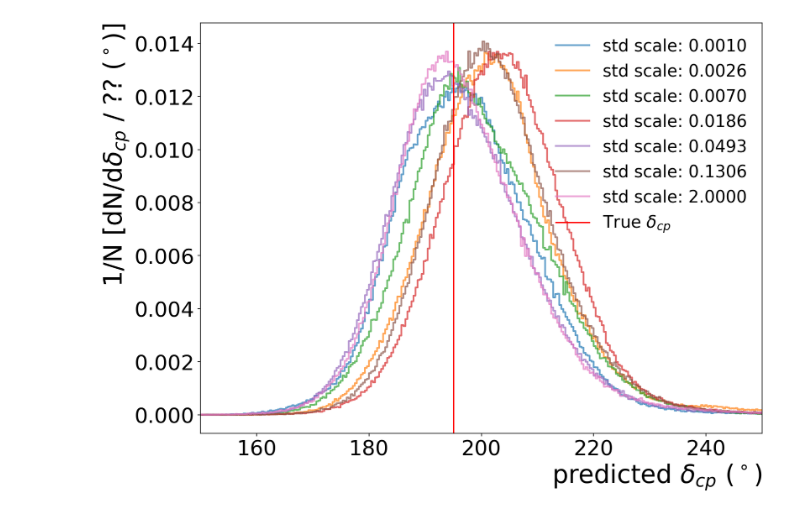
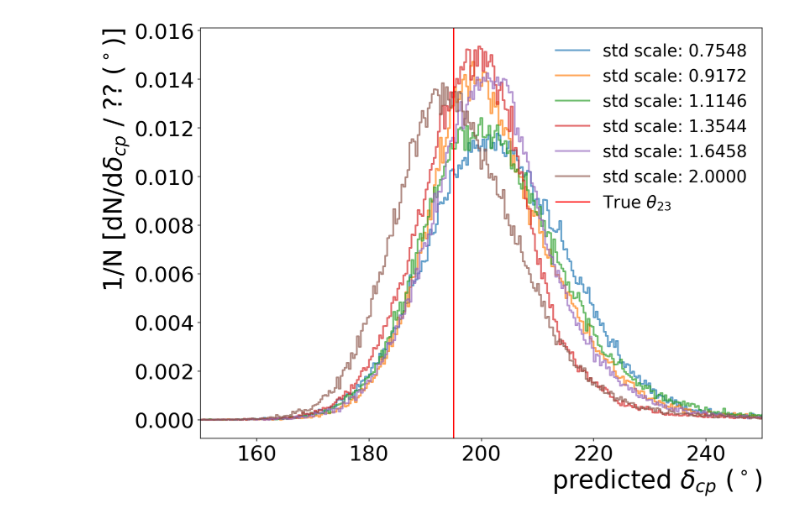
Before and after one commit to davidho27941/ML4NO, a Jupyter notebook: Regression_std_Study/contour_to_5GeV_different_model.ipynb, the cells around one changed output. Saved outputs shown, nothing was run; the diff lists cells and outputs as text; code cells hidden in the pictures.

```diff
--- a/Regression_std_Study/contour_to_5GeV_different_model.ipynb
+++ b/Regression_std_Study/contour_to_5GeV_different_model.ipynb
@@ -78,7 +78,7 @@ experiment = "dune"
 
 model_theta23 = { }
 model_delta = { }
-scale_range = range(0, 40, 1)
+scale_range = range(0, 40, 1)[34:]
 
 for i in scale_range:
     model_theta23.update({"std_scale_"+str(i): 0})
@@ -116,13 +116,13 @@ for i, (std_scale, nth_scale) in enumerate(zip(model_delta, scale_range)):
         logging.info("Please Check Input Files!!!")
         raise ValueError("Please Check Input Files!!!")
 
-if model_theta23["std_scale_0"] != 0 and model_delta["std_scale_0"] != 0:
-    logging.info("\n")
-    model_theta23["std_scale_0"].summary()
-    logging.info("\n")
-    model_delta["std_scale_0"].summary()
-else:
-    pass
+# if model_theta23["std_scale_0"] != 0 and model_delta["std_scale_0"] != 0:
+#     logging.info("\n")
+#     model_theta23["std_scale_0"].summary()
+#     logging.info("\n")
+#     model_delta["std_scale_0"].summary()
+# else:
+#     pass
 
 logging.info("\n")
 logging.info("All Models are loaded!")
@@ -180,6 +165,6 @@ Wall time: 4.4 ms
 # %%
 %%time
-N = 500000#0
+N = 100000#0
 
 
 IO_or_NO = 0 # 0 for IO and 1 for NO
@@ -191,7 +176,7 @@ if IO_or_NO == 0:
 
     data_asimov = data_IO_mid.reshape(1,data_IO_mid.shape[0])
     data_poisson = random.poisson(data_IO_mid, size = (N, len(data_IO_mid)))
-
+    ordering = "Inverse Ordering"
 
 else:
     logging.info("NO")
@@ -199,6 +184,7 @@ else:
 
     data_asimov = data_NO_mid.reshape(1,data_NO_mid.shape[0])
     data_poisson = random.poisson(data_NO_mid, size = (N, len(data_NO_mid)))
+    ordering = "Normal Ordering"
 # %% [output]
 INFO:root:IO
 INFO:root:True point: theta_23 = 49.00 \delta_cp = 195.00
@@ -371,7 +369,8 @@ Wall time: 555 ms
 fig, ax = plt.subplots(1,1, figsize=(12,9))
 
 # for i in scale_range[0,5,10,15,20,25,39]:
-for i in [0,5,10,15,20,25,39]:
+# for i in [0,5,10,15,20,25,39]:
+for i in [34,35,36,37,38,39]:
     hist, bins = theta23_resolution["std_scale_"+str(i)]["hist"], bins_theta23
 
     plt.step(bins[:-1],
@@ -384,7 +383,7 @@ for i in [0,5,10,15,20,25,39]:
             )
 
 
-plt.axvline(x=49.00 , color='r', linestyle='-', label="True $\\theta_{23}$")
+plt.axvline(x=test_data['theta23'][IO_or_NO] , color='r', linestyle='-', label="True $\\theta_{23}$")
 
 ax.tick_params(axis='x', labelsize=25)
 ax.tick_params(axis='y', labelsize=25)
@@ -405,32 +404,39 @@ Wall time: 504 ms
 # %%
 %%time
 fig, ax = plt.subplots(1,1, figsize=(12,9))
 
 # for i in scale_range[0,5,10,15,20,25,39]:
-for i in [0,5,10,15,20,25,39]:
+# for i in [0,5,10,15,20,25,39]:
+for i in [34,35,36,37,38,39]:
     hist, bins = delta_resolution["std_scale_"+str(i)]["hist"], bins_delta
     plt.step(bins[:-1],
              hist.astype(np.float32) / hist.sum() ,
     #          hist.astype(np.float32) ,
              where='mid',
              linewidth=2,
              alpha=0.7,
              label="std scale: {:.4f}".format(np.logspace(-3, np.log10(2), 40)[i])
             )
 
-plt.axvline(x=195.00 , color='r', linestyle='-', label="True $\delta_{cp}$")
+plt.axvline(x=test_data['delta'][IO_or_NO] , color='r', linestyle='-', label="True $\\theta_{23}$")
+
 
 ax.tick_params(axis='x', labelsize=25)
 ax.tick_params(axis='y', labelsize=25)
-plt.xlim((150,250))
-# plt.ylim((0., 0.18))
+
+if IO_or_NO == 0:
+    plt.xlim((150,250))
+elif IO_or_NO == 1:
+    plt.xlim((200,350))
+
+# # plt.ylim((0., 0.18))
 plt.xlabel("predicted $\delta_{cp}$ ($^\circ$)", fontsize=30,horizontalalignment='right',x=1)
 plt.ylabel("1/N [dN/d$\delta_{cp}$ / ?? ($^\circ$)]", fontsize=30, horizontalalignment='right',y=1)
 
 plt.legend(loc="best",ncol=1,fontsize=20, edgecolor = "w",fancybox=False, framealpha=0)
 
 
 
 plt.show()
 # %% [output]
-[figure, old version]
+[figure, new version]
```
Also changed, not shown: parts of 14 cells of this notebook.
